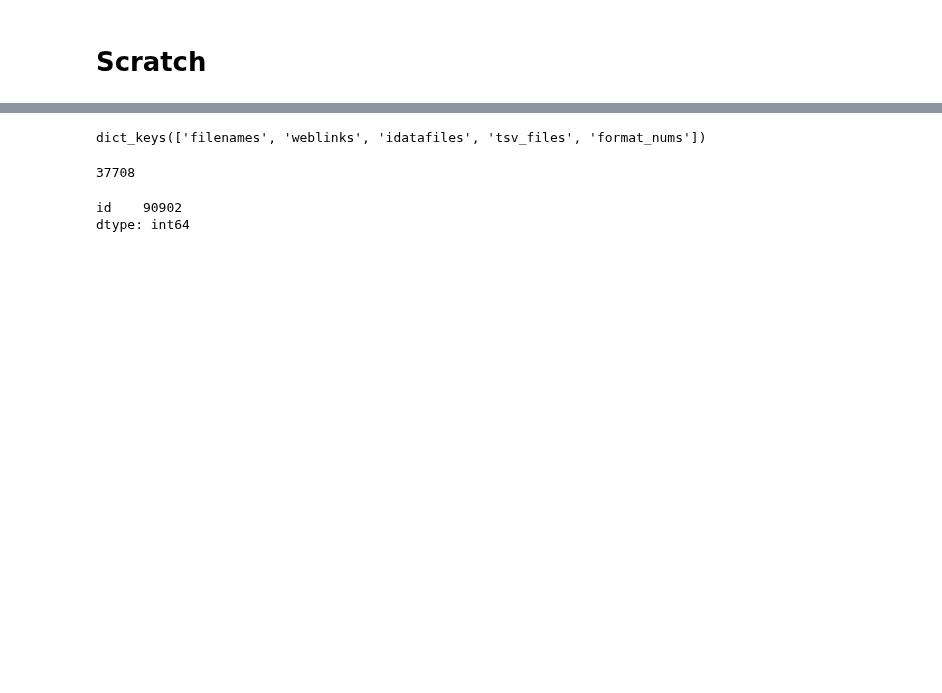
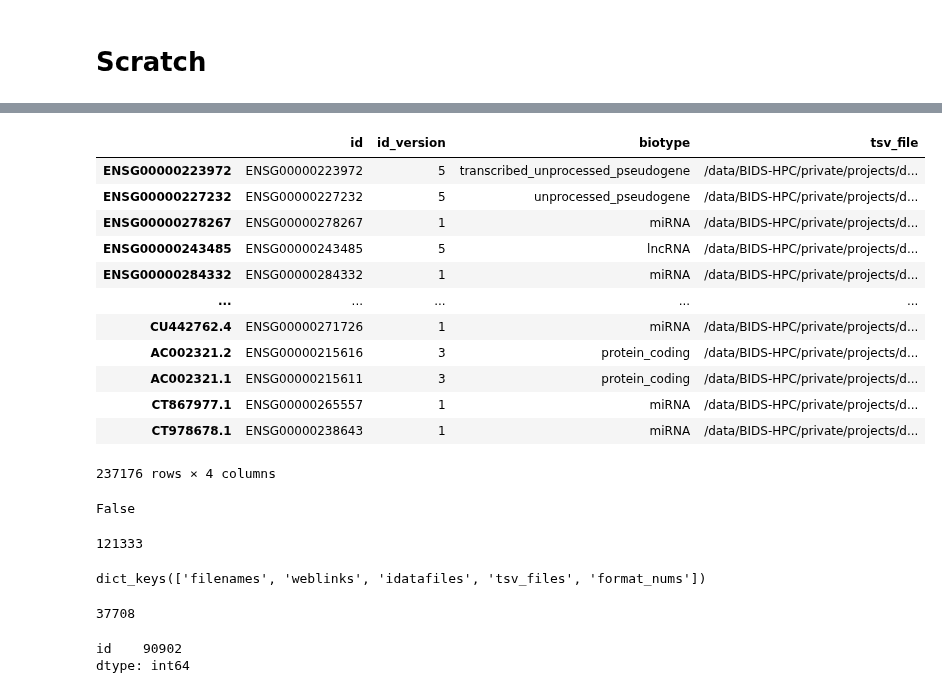
Before and after one commit to andrew-weisman/target_classification, a Jupyter notebook: main.ipynb, the cells around one changed output, grey strips where cells are left out. Drawn from its saved outputs; the diff is of its cells as text; code cells hidden in the pictures; blank space fills up the shorter version.

```diff
--- a/main.ipynb
+++ b/main.ipynb
@@ -86,0 +182,33 @@ Name: id, dtype: object
+# %%
+lookup
+# %% [output]
+|  | id | id_version | biotype | tsv_file |
+| ENSG00000223972 | ENSG00000223972 | 5 | transcribed_unprocessed_pseudogene | /data/BIDS-HPC/private/projects/d... |
+| ENSG00000227232 | ENSG00000227232 | 5 | unprocessed_pseudogene | /data/BIDS-HPC/private/projects/d... |
+| ENSG00000278267 | ENSG00000278267 | 1 | miRNA | /data/BIDS-HPC/private/projects/d... |
+| ENSG00000243485 | ENSG00000243485 | 5 | lncRNA | /data/BIDS-HPC/private/projects/d... |
+| ENSG00000284332 | ENSG00000284332 | 1 | miRNA | /data/BIDS-HPC/private/projects/d... |
+| ... | ... | ... | ... | ... |
+| CU442762.4 | ENSG00000271726 | 1 | miRNA | /data/BIDS-HPC/private/projects/d... |
+| AC002321.2 | ENSG00000215616 | 3 | protein_coding | /data/BIDS-HPC/private/projects/d... |
+| AC002321.1 | ENSG00000215611 | 3 | protein_coding | /data/BIDS-HPC/private/projects/d... |
+| CT867977.1 | ENSG00000265557 | 1 | miRNA | /data/BIDS-HPC/private/projects/d... |
+| CT978678.1 | ENSG00000238643 | 1 | miRNA | /data/BIDS-HPC/private/projects/d... |
+237176 rows × 4 columns
+# %%
+'biotypes' in lookup.keys()
+# %% [output]
+False
+# %%
+import pandas as pd
+lookup = pd.Series(name='id')
+
+df = pd.read_csv('/data/BIDS-HPC/private/projects/dmi/data/processed_files_for_lookup/main_38.tsv', sep='\t')
+id_list = df['id'].apply(lambda x: x.upper()).to_list()
+name_list = df['name'].apply(lambda x: x.upper()).to_list()
+lookup = pd.concat([lookup, pd.Series(index=id_list, data=id_list, name='id')])
+lookup = pd.concat([lookup, pd.Series(index=name_list, data=id_list, name='id')])
+
+len(lookup.index.unique())
+# %% [output]
+121333
```
Also changed, not shown: parts of 7 cells of this notebook, 2 other files.
